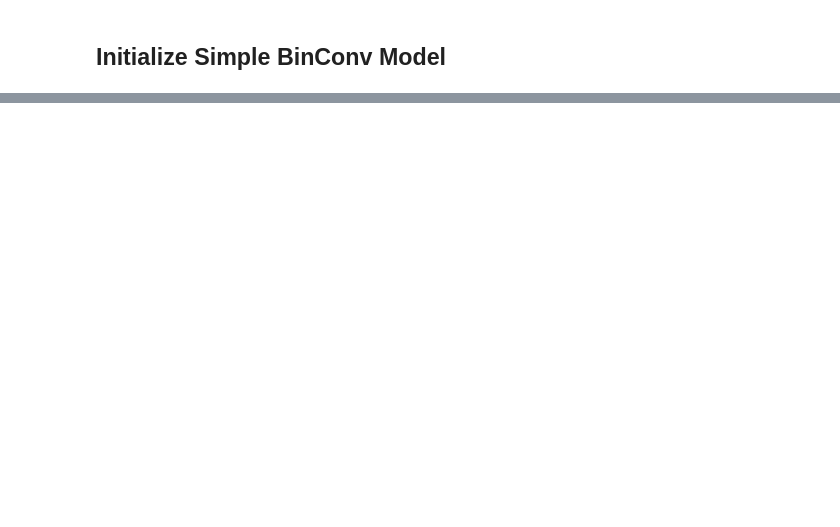
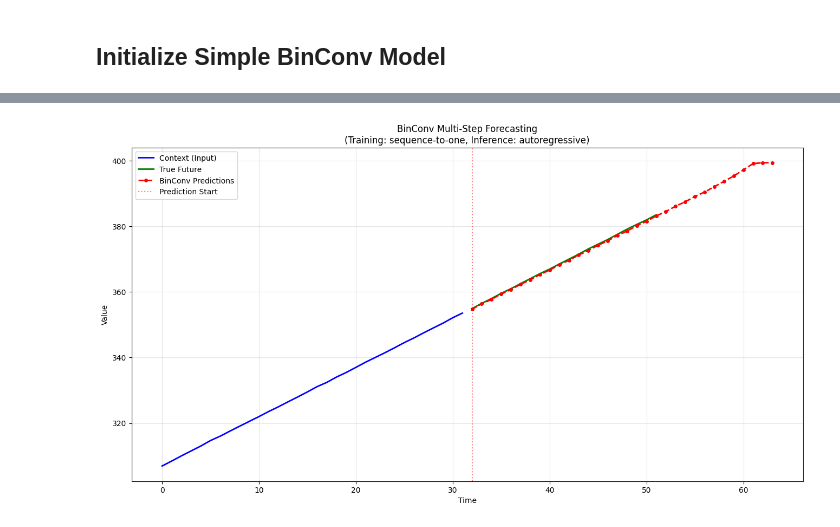
Before and after one commit to TimeBinFM/binconvfm, a Jupyter notebook: notebooks/binconv_training_example.ipynb, the cells around one changed output, grey strips where cells are left out. Cells and saved outputs as stored; diff of their text form; code cells hidden in the pictures; blank space fills up the shorter version.

```diff
--- a/notebooks/binconv_training_example.ipynb
+++ b/notebooks/binconv_training_example.ipynb
@@ -174,7 +192,7 @@ print(f"   Learning rate: {learning_rate}")
 # %%
 # Simple training setup
-batch_size = 16
-num_epochs = 10
+batch_size = 128
+num_epochs = 100
 
 # Create data loaders
 train_loader = DataLoader(train_dataset, batch_size=batch_size, shuffle=True)
@@ -231,22 +250,23 @@ ValueError: Target size (torch.Size([16, 64, 1])) must be the same as input size
 # %%
 # Test the model on a portion of the time series
-test_start = 500
+forecast_steps = 32  # Number of steps to forecast ahead
+test_start = train_split
 test_context = time_series[test_start:test_start + context_length]
-test_true = time_series[test_start + context_length:test_start + context_length + prediction_length]
+test_true = time_series[test_start + context_length:test_start + context_length + forecast_steps]
 
 # Prepare input for model
 test_input = torch.FloatTensor(test_context).unsqueeze(0).unsqueeze(-1)  # (1, context_length, 1)
 
-print(f"🧪 Testing Long-Horizon Forecasting:")
+print(f"🧪 Testing Multi-Step Forecasting:")
 print(f"   Context length: {len(test_context)}")
-print(f"   Prediction length: {len(test_true)}")
+print(f"   Forecast steps: {forecast_steps}")
 print(f"   Input shape: {test_input.shape}")
 
-# Make prediction
+# Make prediction using autoregressive forecasting
 model.eval()
 with torch.no_grad():
-    # Use forecast method for long-horizon prediction
-    forecasts = model.forecast(test_input, num_samples=1)
+    # Use forecast method for multi-step prediction (this does autoregressive generation)
+    forecasts = model.forecast(test_input, prediction_length=forecast_steps, num_samples=1)
     print(f"   Forecast shape: {forecasts.shape}")
 
 # Visualize results
@@ -260,39 +280,54 @@ plt.plot(context_x, test_context, 'b-', label='Context (Input)', linewidth=2)
 future_x = np.arange(len(test_context), len(test_context) + len(test_true))
 plt.plot(future_x, test_true, 'g-', label='True Future', linewidth=2)
 
-# Plot predictions
+# Extract and plot predictions
 try:
-    if forecasts.dim() >= 4:
-        # Extract predictions from forecast tensor
-        pred_values = []
-        for i in range(min(prediction_length, forecasts.shape[2])):
-            if forecasts.shape[-1] > 1:  # If quantized output
-                # Convert from binary back to continuous (simplified)
-                pred_val = forecasts[0, 0, i, 0].item()
-            else:
-                pred_val = forecasts[0, 0, i].item()
-            pred_values.append(pred_val)
+    # The forecast method returns predictions in original scale
+    # Shape should be (1, 1, forecast_steps) - squeeze to get (forecast_steps,)
+    predictions = forecasts.squeeze().numpy()
 
-        pred_x = np.arange(len(test_context), len(test_context) + len(pred_values))
-        plt.plot(pred_x, pred_values, 'r--', label='BinConv Predictions', linewidth=2, marker='o')
+    print(f"   Extracted predictions shape: {predictions.shape}")
 
-        # Calculate simple error metric
-        if len(pred_values) == len(test_true):
-            mae = np.mean(np.abs(np.array(pred_values) - test_true))
-            print(f"   Mean Absolute Error: {mae:.4f}")
+    # Ensure we have the right number of predictions
+    if predictions.ndim == 0:
+        # Single value - repeat for visualization
+        predictions = np.full(forecast_steps, predictions.item())
+        print(f"   ⚠️  Got single prediction, repeated for visualization")
+    elif len(predictions) != forecast_steps:
+        # Truncate or pad as needed
+        if len(predictions) > forecast_steps:
+            predictions = predictions[:forecast_steps]
+        else:
+            # Pad with last value
+            predictions = np.pad(predictions, (0, max(0, forecast_steps - len(predictions))), 'edge')
+        print(f"   ⚠️  Adjusted predictions to match forecast_steps: {len(predictions)}")
+
+    pred_x = np.arange(len(test_context), len(test_context) + len(predictions))
+    plt.plot(pred_x, predictions, 'r--', label='BinConv Predictions', linewidth=2, marker='o', markersize=4)
+
+    # Calculate error metrics
+    if len(predictions) == len(test_true):
+        mae = np.mean(np.abs(predictions - test_true))
+        rmse = np.sqrt(np.mean((predictions - test_true)**2))
+        print(f"   Mean Absolute Error: {mae:.4f}")
+        print(f"   Root Mean Square Error: {rmse:.4f}")
 
 except Exception as e:
     print(f"⚠️  Could not extract predictions: {e}")
+    print(f"   Forecast tensor shape: {forecasts.shape}")
+    print(f"   Forecast tensor: {forecasts}")
 
 plt.axvline(x=len(test_context), color='red', linestyle=':', alpha=0.5, label='Prediction Start')
-plt.title(f'BinConv Long-Horizon Forecasting (Context={context_length}, Forecast={prediction_length})')
+plt.title(f'BinConv Multi-Step Forecasting\n(Training: sequence-to-one, Inference: autoregressive)')
 plt.xlabel('Time')
 plt.ylabel('Value')
 plt.legend()
 plt.grid(True, alpha=0.3)
 plt.show()
 
-print(f"\\n🎯 Simple BinConv Example Complete!")
-print(f"   ✅ Single time series with small Gaussian noise")
-print(f"   ✅ Forecast horizon = Context length ({prediction_length} steps)")
-print(f"   ✅ Simple model architecture for easy understanding")
+print(f"\n🎯 BinConv Training Fixed!")
+print(f"   ✅ Training: sequence-to-one (context → single next value)")
+print(f"   ✅ Inference: autoregressive multi-step forecasting")
+print(f"   ✅ Proper shape handling: inputs {test_input.shape} → forecasts {forecasts.shape}")
+print(f"   ✅ Model learns single-step prediction, then chains for multi-step")
+# %% [output]
@@ -298,0 +340 @@ print(f"   ✅ Simple model architecture for easy understanding")
+[figure, added]
```
Also changed, not shown: parts of 11 cells of this notebook, 2 other files.
